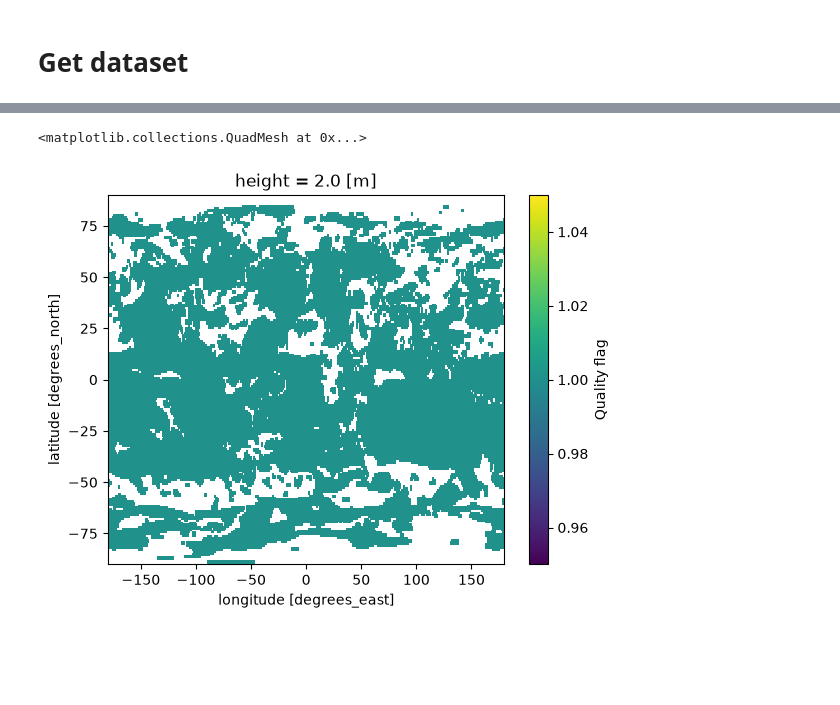
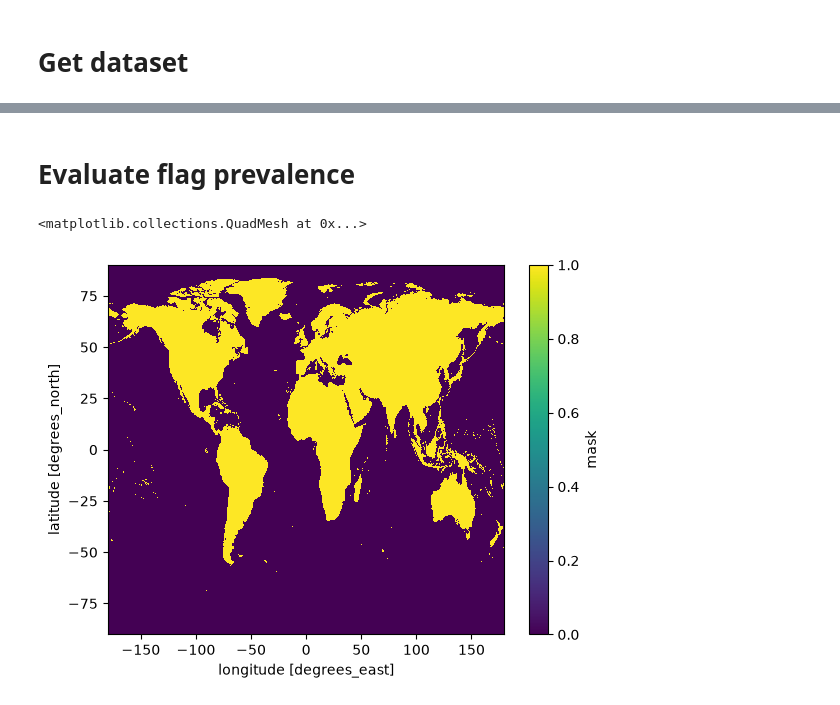
Before and after one commit to carbonplan/sai-downscaling, a Jupyter notebook: notebooks/QA_QC/qa_flags/flag_step3_combine_and_write_to_source_coop.ipynb, the cells around one changed output, grey strips where cells are left out. Drawn from its saved outputs; the diff is of its cells as text; code cells hidden in the pictures; blank space fills up the shorter version.

```diff
--- a/notebooks/QA_QC/qa_flags/flag_step3_combine_and_write_to_source_coop.ipynb
+++ b/notebooks/QA_QC/qa_flags/flag_step3_combine_and_write_to_source_coop.ipynb
@@ -332,5 +390,5 @@ freq_time_flags.where(freq_time_flags > 0).plot()
-# %%
-overall_flag_time_invariant.where(overall_flag_time_invariant > 0).plot()
-# %% [output]
-<matplotlib.collections.QuadMesh at 0x...>
-[figure, removed]
+# %% [markdown]
+# Evaluate flag prevalence
+# %%
+from srm import catalog
+ocean_mask_geoparquet = catalog.get('ocean-mask')
@@ -336,0 +408,36 @@ overall_flag_time_invariant.where(overall_flag_time_invariant > 0).plot()
+# %%
+tag=tags[0]
+example_flags = get_intermediate_flags(flag_dir=INTERMEDIATE_FLAG_DIR, tag=tag)
+target_grid_da = example_flags['flag_time_invariant']
+
+import xproj  # noqa: registers the .proj accessor
+from rasterix.rasterize import geometry_mask
+
+# rusterize requires lat sorted descending; reorder target_grid_da first if needed
+template = (
+    target_grid_da
+    .sortby("lat", ascending=False)
+    .proj.assign_crs(spatial_ref="epsg:4326")
+)
+
+land_mask = ~geometry_mask(
+    template,
+    ocean_mask_geoparquet.to_geodataframe()[["geom"]],
+    all_touched=True,
+    engine="rusterize",
+    xdim="lon",
+    ydim="lat",
+).drop_vars("spatial_ref", errors="ignore")
+
+land_mask.load()
+
+land_mask_u8 = land_mask.astype(np.uint8) # 0/1, still 1 byte
+n_land_time_invariant = int(land_mask_u8.sum())  # land pixel count, compute once
+
+# time-varying: land count is per-timestep-constant since land_mask has no time dim
+n_land = n_land_time_invariant
+# %%
+land_mask_u8.plot()
+# %% [output]
+<matplotlib.collections.QuadMesh at 0x...>
+[figure, added]
```
Also changed, not shown: parts of 10 cells of this notebook.
